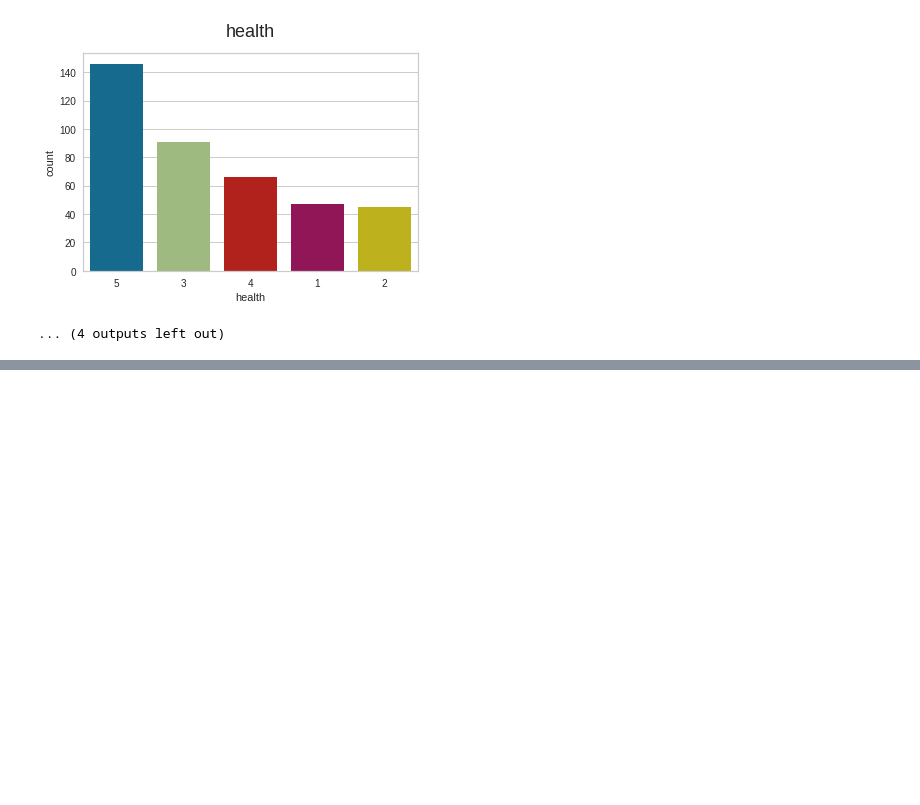
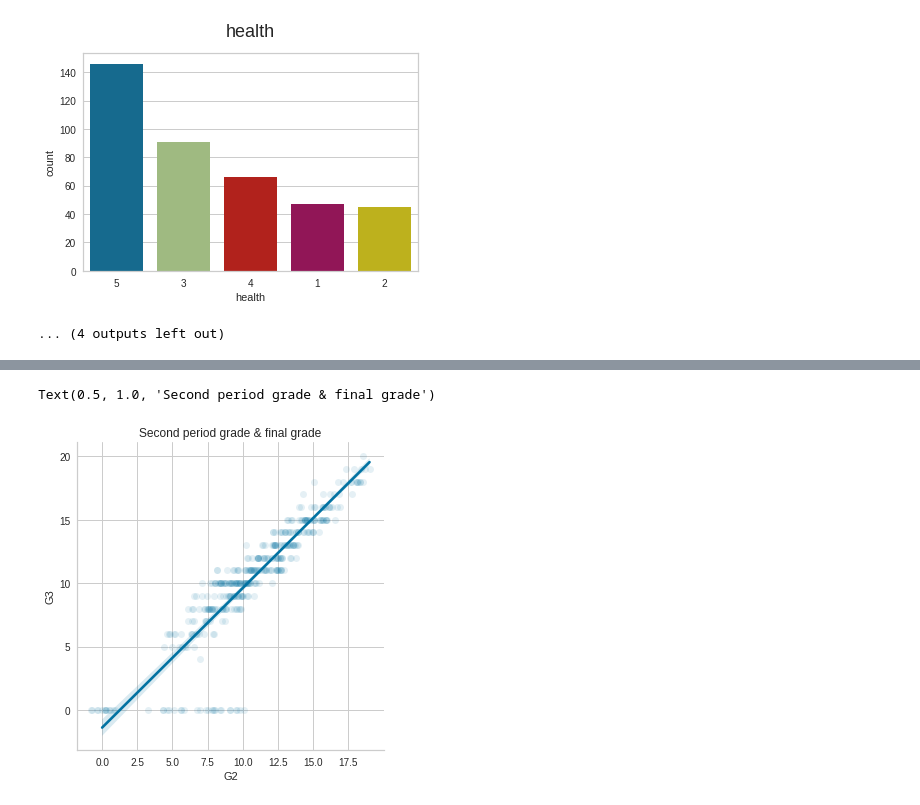
Before and after one commit to aaguil8a/Tabular-Playground-Series---Oct-2021, a Jupyter notebook: SecondIdeaAAA.ipynb, the cells around one changed output, grey strips where cells are left out. Saved outputs shown, nothing was run; the diff lists cells and outputs as text; code cells hidden in the pictures; blank space fills up the shorter version.

```diff
--- a/SecondIdeaAAA.ipynb
+++ b/SecondIdeaAAA.ipynb
@@ -606,0 +338,6 @@ print(tree.export_text(dt, feature_names=list(X.columns)))
+# %%
+sns.lmplot(x='G2', y='G3', data=df, x_jitter=1, scatter_kws={'alpha':.1})
+plt.title('Second period grade & final grade')
+# %% [output]
+Text(0.5, 1.0, 'Second period grade & final grade')
+[figure, added]
```
Also changed, not shown: parts of 56 cells of this notebook.
